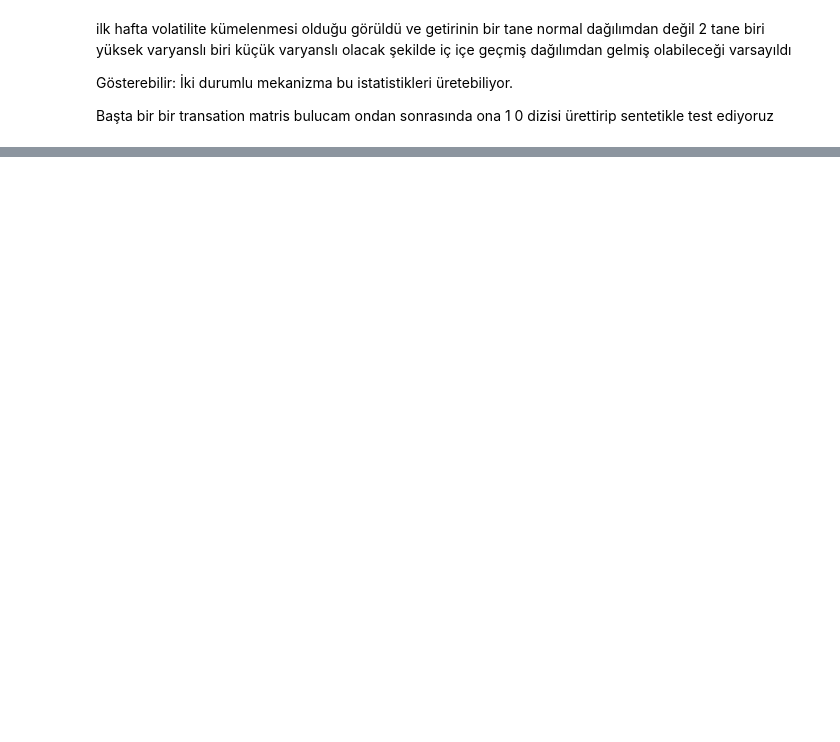
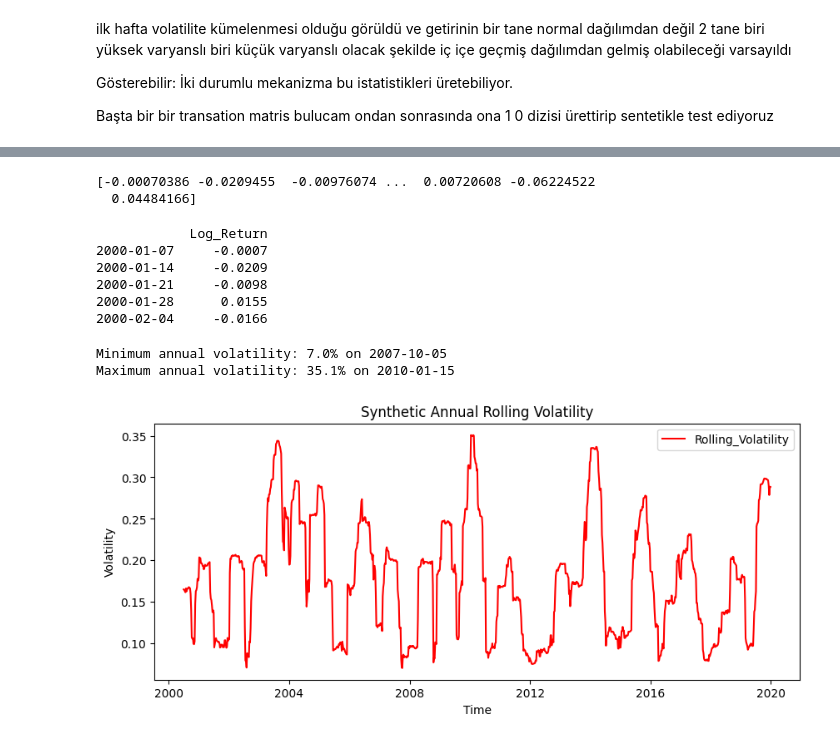
Before and after one commit to Vielash/Regime_Switch, a Jupyter notebook: S2/markov_02.ipynb, the cells around one changed output, grey strips where cells are left out. Drawn from its saved outputs; the diff is of its cells as text; code cells hidden in the pictures; blank space fills up the shorter version.

```diff
--- a/S2/markov_02.ipynb
+++ b/S2/markov_02.ipynb
@@ -160,0 +411,55 @@ Average low volatility regime duration: 19.999999999999982
+# %%
+#Şimdi bu rejimlerden markov switching modelini kullanarak 2 rejimli sistemden haftalık return elde edicem. 1040 hafta üzerinden bir return oluşturmak istiyorum markov switching model oalrak da rt = mu +std(st)Z(0,1) kullanıcam
+
+logReturn_mean = spy_weekly_data["Log_Return"].mean()
+low_vol_average_std = 0.013
+high_vol_average_std = 0.052
+
+def markov_switching_return(mu, low_vol, high_vol, regime, rng_obj):
+    local_noise = rng_obj.normal(loc=0.0, scale=1.0, size=len(regime))
+    volatility_array = np.where(regime == 0, low_vol, high_vol)
+    log_return_array = mu + (volatility_array * local_noise)
+    return log_return_array
+
+
+log_return_array = markov_switching_return(logReturn_mean, low_vol_average_std, high_vol_average_std, state_chain_1042, rng)
+
+print(log_return_array)
+# %% [output]
+[-0.00070386 -0.0209455  -0.00976074 ...  0.00720608 -0.06224522
+  0.04484166]
+# %%
+synth_return = pd.DataFrame(log_return_array, columns = ["Log_Return"])
+weekly_index = pd.date_range(start = "2000-01-07", freq = "W-FRI", periods = len(synth_return))
+synth_return.index = weekly_index
+print(synth_return.head())
+# %% [output]
+            Log_Return
+2000-01-07     -0.0007
+2000-01-14     -0.0209
+2000-01-21     -0.0098
+2000-01-28      0.0155
+2000-02-04     -0.0166
+# %%
+synth_return["Rolling_Weekly_Volatility"] = synth_return["Log_Return"].rolling(window = 26).std()
+synth_return["Rolling_Annual_Volatility"] = synth_return["Rolling_Weekly_Volatility"] * np.sqrt(52)
+synth_return["Rolling_Weekly_Volatility"]
+max_vol = synth_return["Rolling_Annual_Volatility"].max()
+max_vol_date = synth_return["Rolling_Annual_Volatility"].idxmax()
+min_vol = synth_return["Rolling_Annual_Volatility"].min()
+min_vol_date = synth_return["Rolling_Annual_Volatility"].idxmin()
+print(f"Minimum annual volatility: {min_vol:.1%} on {min_vol_date:%Y-%m-%d}")
+print(f"Maximum annual volatility: {max_vol:.1%} on {max_vol_date:%Y-%m-%d}")
+# %% [output]
+Minimum annual volatility: 7.0% on 2007-10-05
+Maximum annual volatility: 35.1% on 2010-01-15
+# %%
+plt.figure(figsize=(10, 4))
+plt.plot(synth_return.index, synth_return["Rolling_Annual_Volatility"], color="red", label="Rolling_Volatility")
+plt.title("Synthetic Annual Rolling Volatility")
+plt.xlabel("Time")
+plt.ylabel("Volatility")
+plt.legend()
+plt.show()
+# %% [output]
+[figure, added]
```
Also changed, not shown: parts of 15 cells of this notebook, 23 other files.
